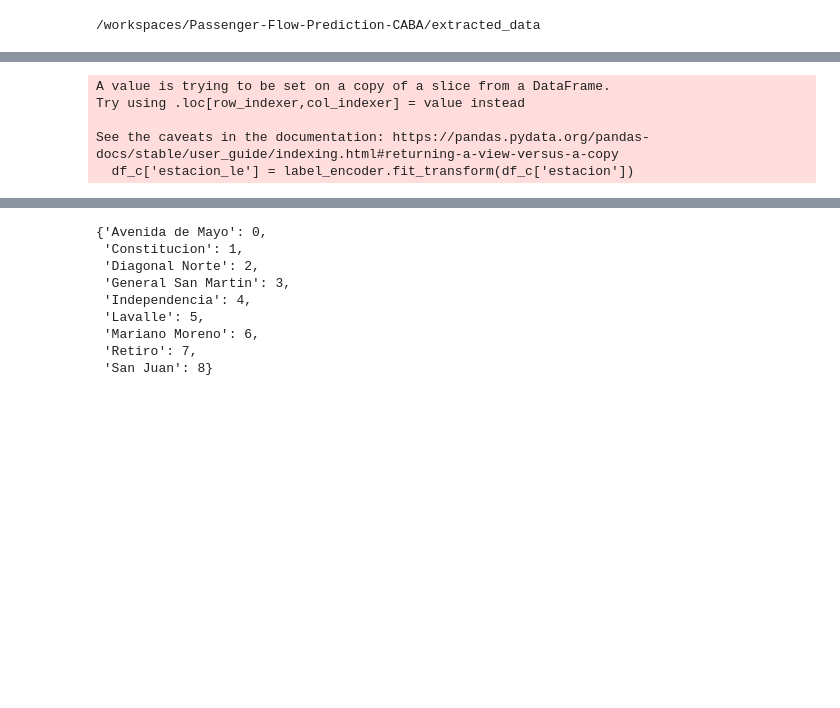
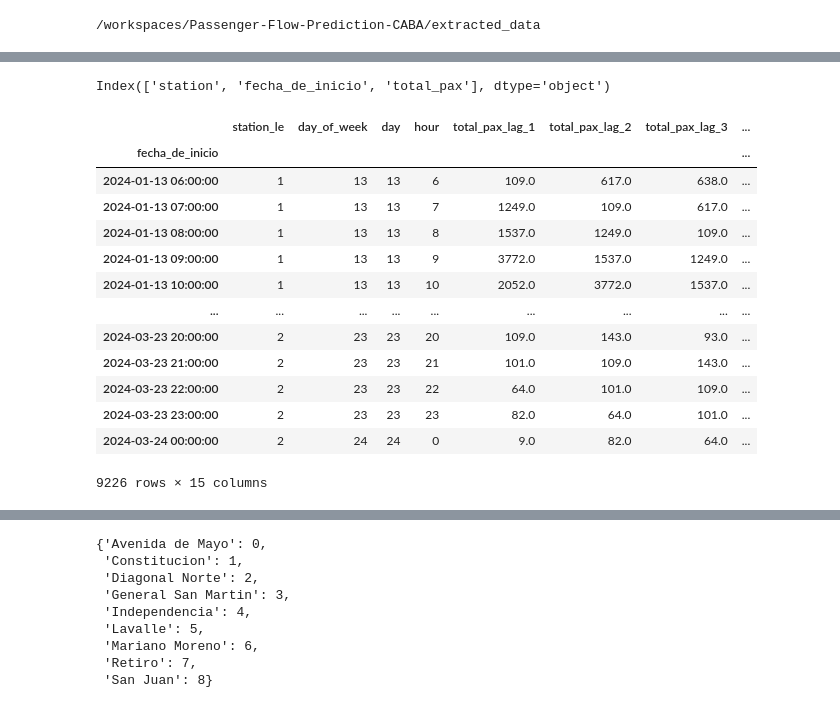
Before and after one commit to simonmontt/Passenger-Flow-Prediction-CABA, a Jupyter notebook: Untitled.ipynb, the cells around one changed output, grey strips where cells are left out. Saved outputs shown, nothing was run; the diff lists cells and outputs as text; code cells hidden in the pictures; blank space fills up the shorter version.

```diff
--- a/Untitled.ipynb
+++ b/Untitled.ipynb
@@ -119,7 +139,8 @@ df.fillna(df.median(), inplace=True)
 # %%
 # Extract time-related features
 df['hour'] = df['start_time'].dt.hour
-df['day_of_week'] = df['start_time'].dt.dayofweek
-df['month'] = df['start_time'].dt.month
-df
+df['day'] = df['start_time'].dt.day
+df.head(-1)
+
+df[(df['linea'] == 'LineaC') & (df['estacion'] == 'Retiro') & (df['start_time'] == '2024-01-03 05:00:00')]['pax_total']#.astype('int').sum()
 # %% [output]
@@ -138,0 +182,6 @@ df
+# %%
+# Convert results to DataFrame
+result_df = pd.DataFrame(results)
+
+#result_df[(result_df['station'] == 'Retiro') & (result_df['fecha_de_inicio'] == '2024-03-01 05:00:00')]
+result_df[(result_df['station'] == 'Retiro')]# & (result_df['fecha_de_inicio'] == '2024-01-03 05:00:00')]
@@ -139,21 +202,64 @@ df
+# %%
+# Create a single lag feature
+result_df['total_pax_lag_1'] = result_df['total_pax'].shift(1)
+result_df
+# %% [output]
+Index(['station', 'fecha_de_inicio', 'total_pax'], dtype='object')
+# %%
+result_df.set_index('fecha_de_inicio', inplace=True)
 # %%
-# Split data into features and target variable
-df_c = df[df['linea']=='LineaC']
 from sklearn.preprocessing import LabelEncoder
 # Initialize LabelEncoder
 label_encoder = LabelEncoder()
 
 # Fit LabelEncoder and transform the 'estacion' column
-df_c['estacion_le'] = label_encoder.fit_transform(df_c['estacion'])
-X = df_c[['estacion_le', 'hour', 'day_of_week', 'month']]
-y = df_c['pax_total']
+result_df['station_le'] = label_encoder.fit_transform(result_df['station'])
+# Convert 'fecha_de_inicio' to an integer format (e.g., Unix timestamp)
+#X = result_df['station_le']
+#y = result_df['total_pax']
 
 # Train-test split
-X_train, X_test, y_train, y_test = train_test_split(X, y, test_size=0.2, random_state=42)
-X.head(10)
+#X_train, X_test, y_train, y_test = train_test_split(X, y, test_size=0.2, random_state=42)
+# Extract time-based features from the index
+#result_df['year'] = df.index.year
+result_df['day_of_week'] = result_df.index.day
+result_df['day'] = result_df.index.day
+result_df['hour'] = result_df.index.hour
+
+for lag in range(1, 12):  # Create lags from 1 to 3
+    result_df[f'total_pax_lag_{lag}'] = result_df['total_pax'].shift(lag)
+
+result_df = result_df.dropna()
+
+train = result_df.loc[result_df.index < '2024-03-24 05:00:00']
+test = result_df.loc[result_df.index >= '2024-03-24 05:00:00']
+
+FEATURES = ['station_le', 'day_of_week', 'day', 'hour', 'total_pax_lag_1', 'total_pax_lag_2', 'total_pax_lag_3',
+            'total_pax_lag_4', 'total_pax_lag_5', 'total_pax_lag_6',
+           'total_pax_lag_7', 'total_pax_lag_8', 'total_pax_lag_9',
+           'total_pax_lag_10', 'total_pax_lag_11']
+TARGET = 'total_pax'
+
+
+X_train = train[FEATURES]
+y_train = train[TARGET]
+
+X_test = test[FEATURES]
+y_test = test[TARGET]
+
+X_train
 # %% [output]
+|  | station_le | day_of_week | day | hour | total_pax_lag_1 | total_pax_lag_2 | total_pax_lag_3 | ... |
+| fecha_de_inicio |  |  |  |  |  |  |  | ... |
+| 2024-01-13 06:00:00 | 1 | 13 | 13 | 6 | 109.0 | 617.0 | 638.0 | ... |
+| 2024-01-13 07:00:00 | 1 | 13 | 13 | 7 | 1249.0 | 109.0 | 617.0 | ... |
+| 2024-01-13 08:00:00 | 1 | 13 | 13 | 8 | 1537.0 | 1249.0 | 109.0 | ... |
+| 2024-01-13 09:00:00 | 1 | 13 | 13 | 9 | 3772.0 | 1537.0 | 1249.0 | ... |
+| 2024-01-13 10:00:00 | 1 | 13 | 13 | 10 | 2052.0 | 3772.0 | 1537.0 | ... |
+| ... | ... | ... | ... | ... | ... | ... | ... | ... |
+| 2024-03-23 20:00:00 | 2 | 23 | 23 | 20 | 109.0 | 143.0 | 93.0 | ... |
+| 2024-03-23 21:00:00 | 2 | 23 | 23 | 21 | 101.0 | 109.0 | 143.0 | ... |
+| 2024-03-23 22:00:00 | 2 | 23 | 23 | 22 | 64.0 | 101.0 | 109.0 | ... |
+| 2024-03-23 23:00:00 | 2 | 23 | 23 | 23 | 82.0 | 64.0 | 101.0 | ... |
+| 2024-03-24 00:00:00 | 2 | 24 | 24 | 0 | 9.0 | 82.0 | 64.0 | ... |
-A value is trying to be set on a copy of a slice from a DataFrame.
-Try using .loc[row_indexer,col_indexer] = value instead
-
-See the caveats in the documentation: https://pandas.pydata.org/pandas-docs/stable/user_guide/indexing.html#returning-a-view-versus-a-copy
-  df_c['estacion_le'] = label_encoder.fit_transform(df_c['estacion'])
+9226 rows × 15 columns
```
Also changed, not shown: parts of 15 cells of this notebook.
